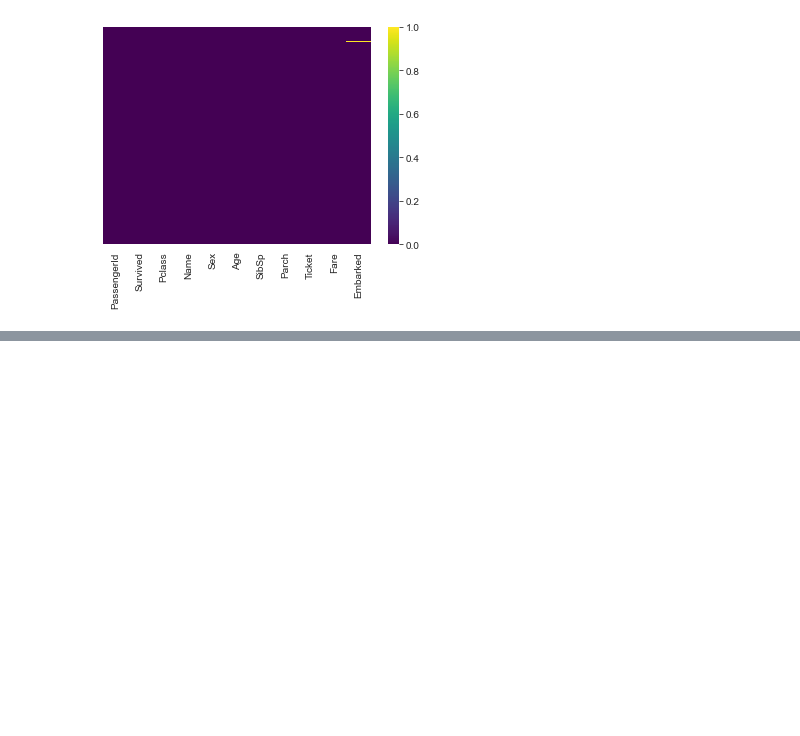
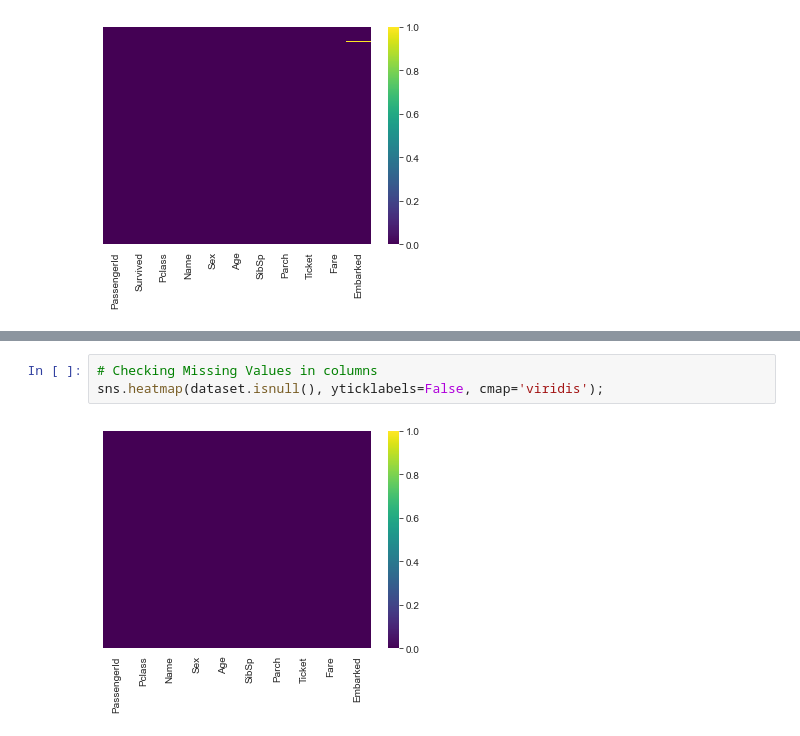
Before and after one commit to SINGH-HARSH1/titanic_kaggle, a Jupyter notebook: titanic/Titanic.ipynb, the cells around one changed output, grey strips where cells are left out. Drawn from its saved outputs; the diff is of its cells as text; blank space fills up the shorter version.

```diff
--- a/titanic/Titanic_notebook.ipynb
+++ b/titanic/Titanic.ipynb
@@ -314,0 +411,5 @@ y_train = train['Survived'].values
+# %%
+# Checking Missing Values in columns
+sns.heatmap(dataset.isnull(), yticklabels=False, cmap='viridis');
+# %% [output]
+[figure, added]
```
Also changed, not shown: parts of 69 cells of this notebook, 1 other file.
